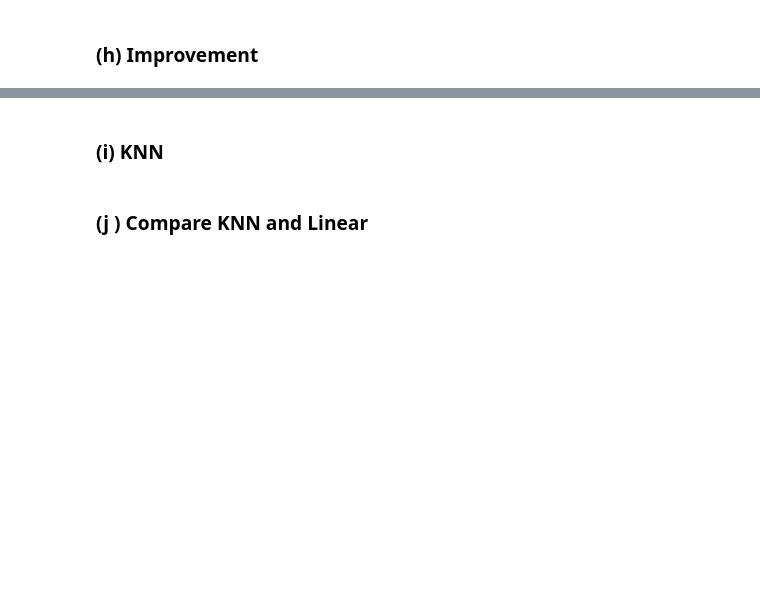
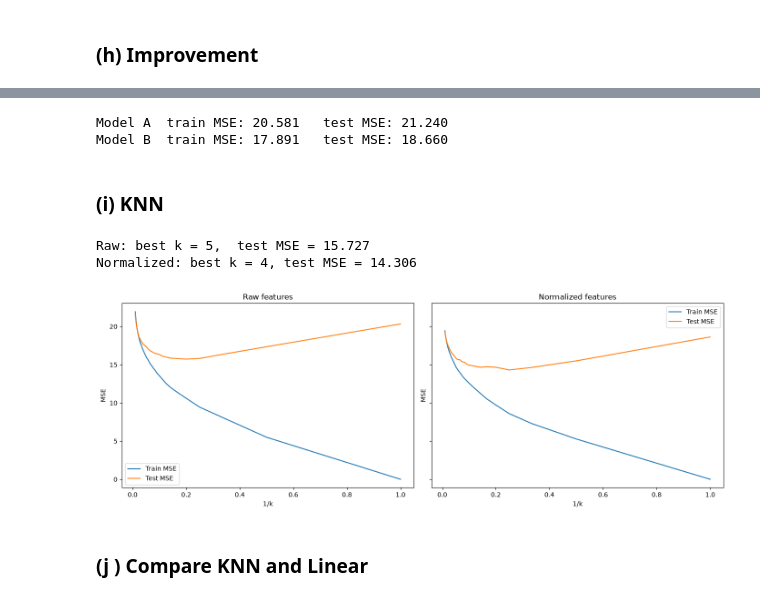
Before and after one commit to hgroome46/DSCI552-HW2, a Jupyter notebook: Groome_Henry_HW2.ipynb, the cells around one changed output, grey strips where cells are left out. Drawn from its saved outputs; the diff is of its cells as text; code cells hidden in the pictures; blank space fills up the shorter version.

```diff
--- a/Groome_Henry_HW2.ipynb
+++ b/Groome_Henry_HW2.ipynb
@@ -33,2 +233,14 @@ Get the Cycle Power Plant Data Set
 # %% [markdown]
 ### (f) Nonlinear Association
+# %%
+df_c = df.copy()
+for p in predictors:
+    df_c[p] = df[p] - df[p].mean()  #predictors mean-centered to avoid numerical instability
+
+
+cubic_models = {}
+for p in predictors:
+    cubic_models[p] = smf.ols(f'PE ~ {p} + I({p}**2) + I({p}**3)', data=df_c).fit()
+    print(f"===== {p} =====")
+    print(cubic_models[p].summary().tables[1])
+    print(f"R² linear: {simple_models[p].rsquared:.4f}  →  cubic: {cubic_models[p].rsquared:.4f}\n")
@@ -37,2 +292,9 @@ Get the Cycle Power Plant Data Set
 # %% [markdown]
 ### (h) Improvement
+# %%
+train, test = train_test_split(df_c, test_size=0.3, random_state=42)
+
+def mse(model, data):
+    return np.mean((data['PE'] - model.predict(data))**2)
+
+model_A = smf.ols('PE ~ AT + V + AP + RH', data=train).fit()
@@ -39,2 +353,8 @@ Get the Cycle Power Plant Data Set
+# %%
+print(f"Model A  train MSE: {mse(model_A, train):.3f}   test MSE: {mse(model_A, test):.3f}")
+print(f"Model B  train MSE: {mse(model_B, train):.3f}   test MSE: {mse(model_B, test):.3f}")
+# %% [output]
+Model A  train MSE: 20.581   test MSE: 21.240
+Model B  train MSE: 17.891   test MSE: 18.660
 # %% [markdown]
 ### (i) KNN
@@ -41,2 +396,27 @@ Get the Cycle Power Plant Data Set
+# %%
+best_k_raw  = k_values[np.argmin(test_err_raw)]
+best_k_norm = k_values[np.argmin(test_err_norm)]
+
+print(f"Raw: best k = {best_k_raw},  test MSE = {min(test_err_raw):.3f}")
+print(f"Normalized: best k = {best_k_norm}, test MSE = {min(test_err_norm):.3f}")
+# %% [output]
+Raw: best k = 5,  test MSE = 15.727
+Normalized: best k = 4, test MSE = 14.306
+# %%
+inv_k = [1/k for k in k_values]
+
+fig, axes = plt.subplots(1, 2, figsize=(14, 5), sharey=True)
+for ax, tr, te, title in [(axes[0], train_err_raw, test_err_raw, 'Raw features'),
+                          (axes[1], train_err_norm, test_err_norm, 'Normalized features')]:
+    ax.plot(inv_k, tr, label='Train MSE')
+    ax.plot(inv_k, te, label='Test MSE')
+    ax.set_xlabel('1/k')
+    ax.set_ylabel('MSE')
+    ax.set_title(title)
+    ax.legend()
+plt.tight_layout()
+plt.show()
+# %% [output]
+[figure, added]
 # %% [markdown]
 ### (j ) Compare KNN and Linear
```
Also changed, not shown: parts of 35 cells of this notebook.
